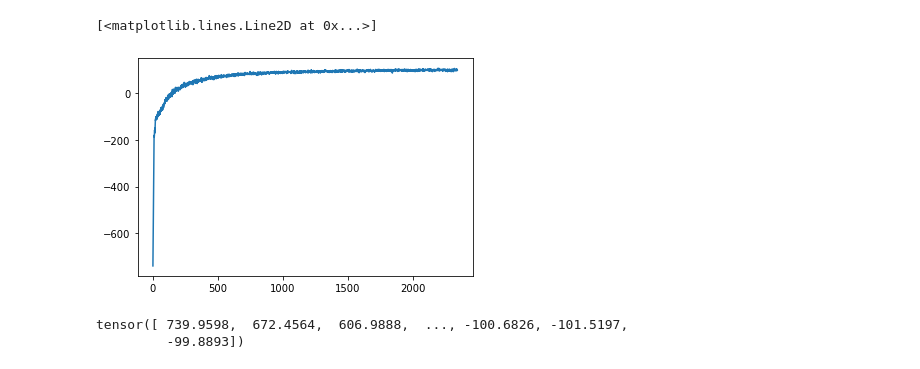
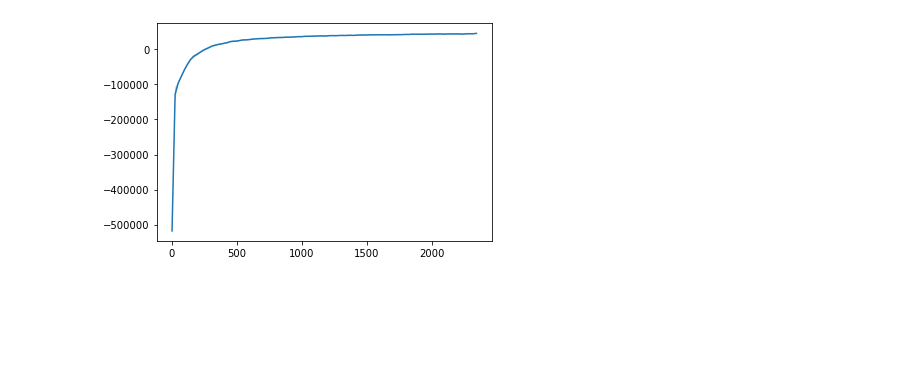
Before and after one commit to ox-advanced-topics-ml-2022-23-group-13/elbo-comparison, a Jupyter notebook: comparison/notebooks/mnist.ipynb, the cells around one changed output. Cells and saved outputs as stored; diff of their text form; code cells hidden in the pictures; blank space fills up the shorter version.

Commit message:
Optimised code, added plot smoothening, implemented toy model

```diff
--- a/comparison/notebooks/mnist.ipynb
+++ b/comparison/notebooks/mnist.ipynb
@@ -37,8 +37,8 @@ def train(model, optim, dataloader, no_epochs=3):
     for epoch in range(1, no_epochs + 1):
         for imgs, _ in tqdm(dataloader, desc="Training Epoch №%s" % epoch, leave=False):
             imgs = imgs.view(-1, 28*28).to(device)
-            vae_res = model(imgs, K=1)
-            loss = -IWAE(vae_res)
+            vae_res = model(imgs, K=8, M=8)
+            loss = -ELBO(vae_res)
             train_loss.append(loss.item())
 
             optim.zero_grad()
@@ -56,10 +53,0 @@ import matplotlib.pyplot as plt
-# %%
-plt.plot(-losses)
-# %% [output]
-[<matplotlib.lines.Line2D at 0x...>]
-[figure, removed]
-# %%
-losses
-# %% [output]
-tensor([ 739.9598,  672.4564,  606.9888,  ..., -100.6826, -101.5197,
-         -99.8893])
@@ -66 +56,5 @@ tensor([ 739.9598,  672.4564,  606.9888,  ..., -100.6826, -101.5197,
+# %%
+plot_smoothed(-losses, sigma=10, fit_sigma=True)
+# %% [output]
+[figure, added]
 # %%
```
Also changed, not shown: parts of 3 cells of this notebook, 4 other files.
